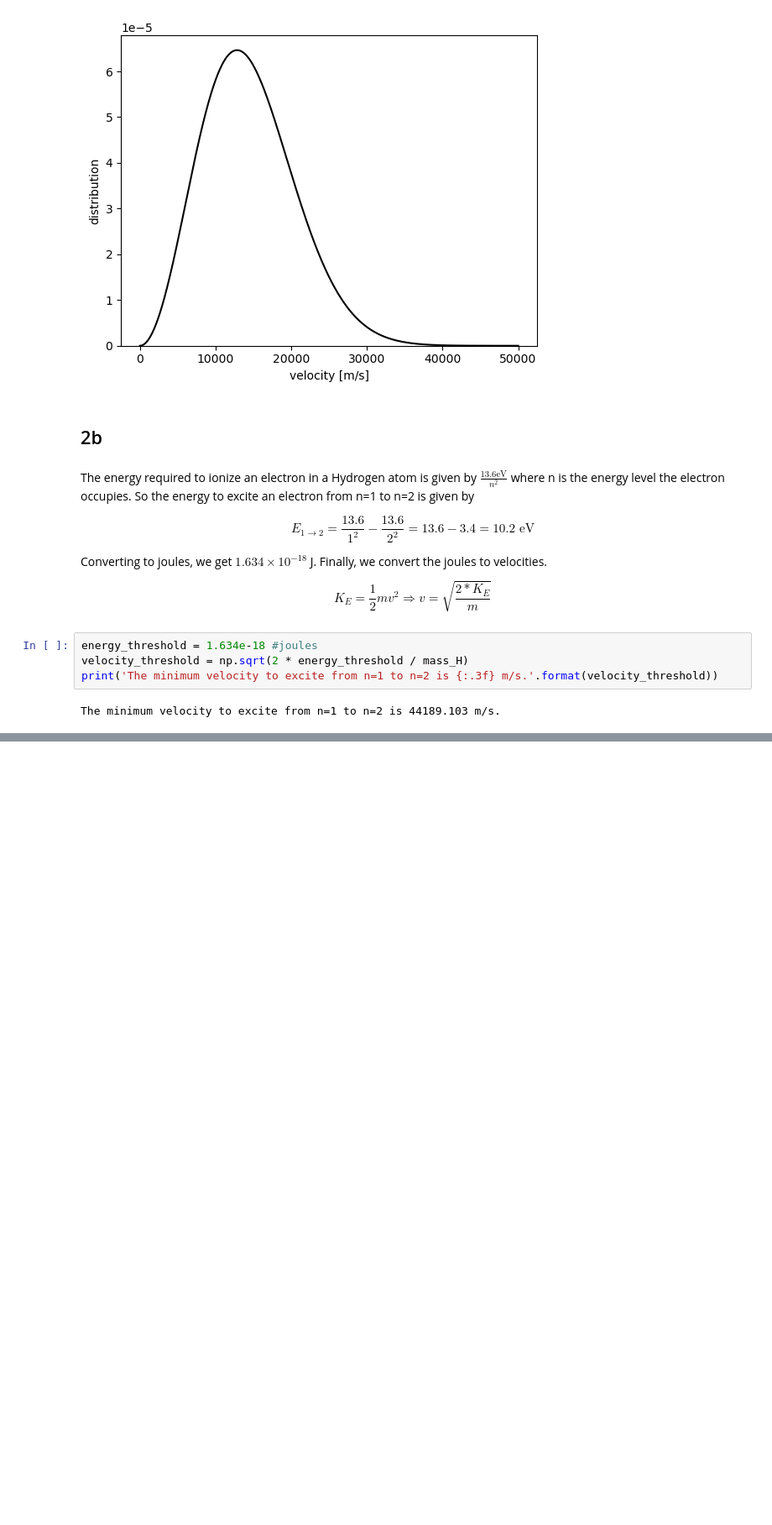
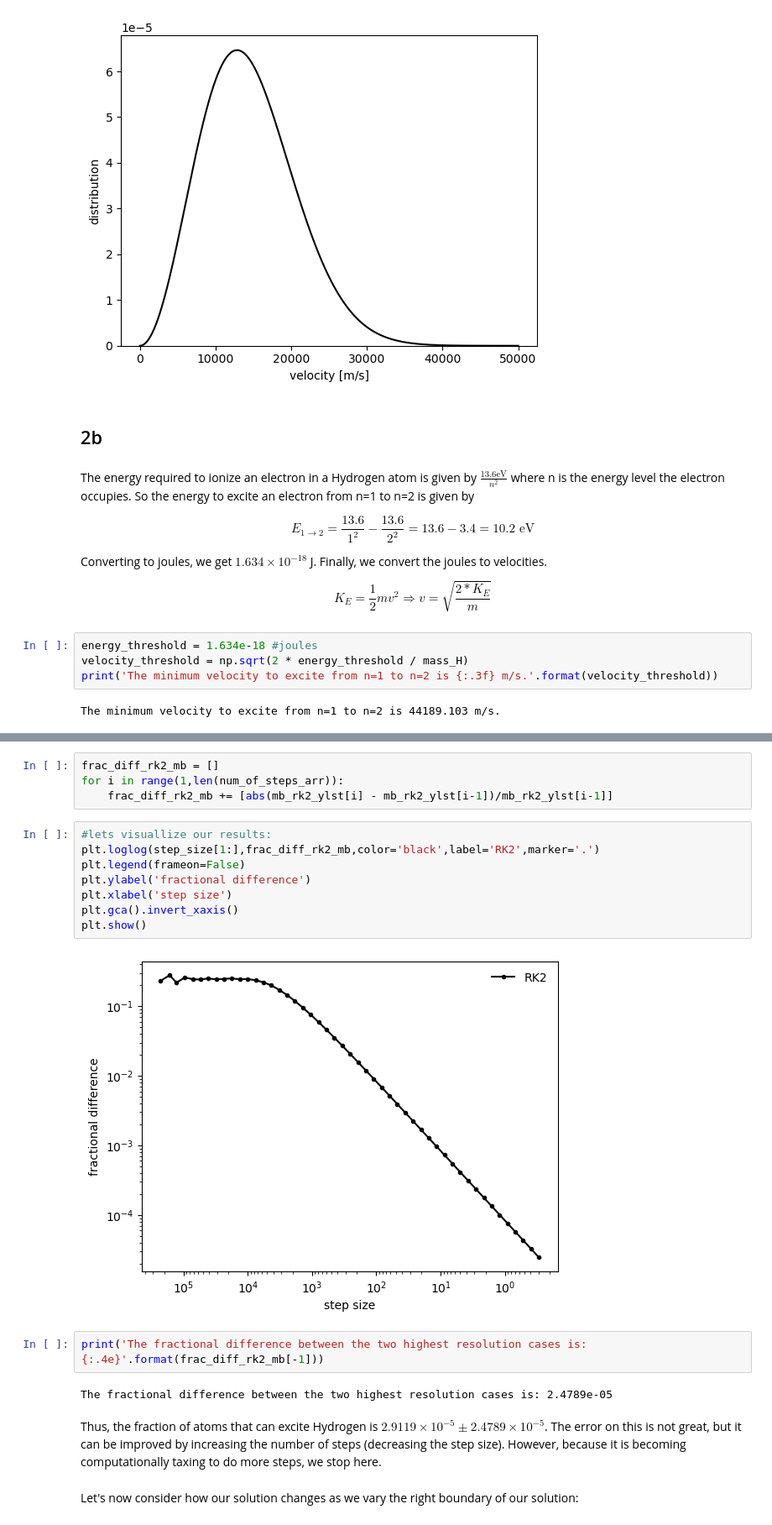
Before and after one commit to gilgarcia-01/ASTR5900, a Jupyter notebook: hw/hw3/ggarcia_hw3_numerical_integration.ipynb, the cells around one changed output, grey strips where cells are left out. Shown at 84% size. Drawn from its saved outputs; the diff is of its cells as text; blank space fills up the shorter version.

```diff
--- a/hw/hw3/ggarcia_hw3_numerical_integration.ipynb
+++ b/hw/hw3/ggarcia_hw3_numerical_integration.ipynb
@@ -527,0 +554,22 @@ total_atoms
+# %%
+frac_diff_rk2_mb = []
+for i in range(1,len(num_of_steps_arr)):
+    frac_diff_rk2_mb += [abs(mb_rk2_ylst[i] - mb_rk2_ylst[i-1])/mb_rk2_ylst[i-1]]
+# %%
+#lets visuallize our results:
+plt.loglog(step_size[1:],frac_diff_rk2_mb,color='black',label='RK2',marker='.')
+plt.legend(frameon=False)
+plt.ylabel('fractional difference')
+plt.xlabel('step size')
+plt.gca().invert_xaxis()
+plt.show()
+# %% [output]
+[figure, added]
+# %%
+print('The fractional difference between the two highest resolution cases is: {:.4e}'.format(frac_diff_rk2_mb[-1]))
+# %% [output]
+The fractional difference between the two highest resolution cases is: 2.4789e-05
+# %% [markdown]
+Thus, the fraction of atoms that can excite Hydrogen is $2.9119\times 10^{-5} \pm 2.4789\times 10^{-5}$. The error on this is not great, but it can be improved by increasing the number of steps (decreasing the step size). However, because it is becoming computationally taxing to do more steps, we stop here.
+# %% [markdown]
+Let's now consider how our solution changes as we vary the right boundary of our solution:
```
Also changed, not shown: parts of 20 cells of this notebook.
